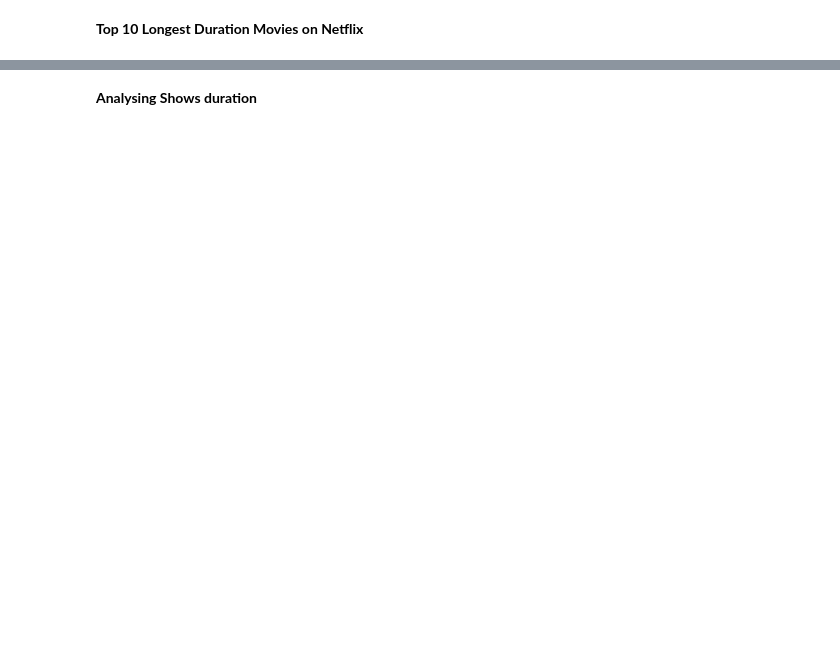
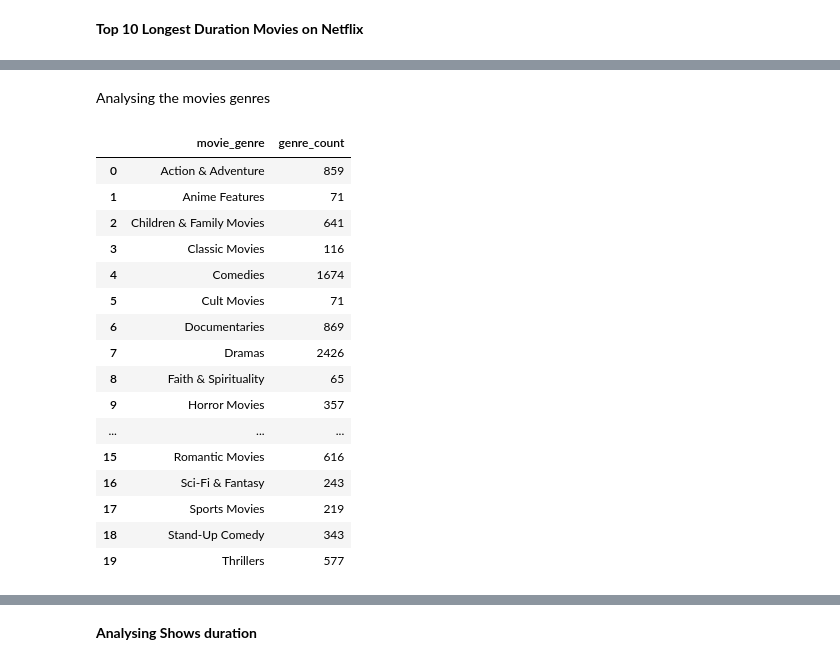
Before and after one commit to pragnakulkarni/Netflix-Movies-and-TV-Shows, a Jupyter notebook: Welcome_To_Colab.ipynb, the cells around one changed output, grey strips where cells are left out. Saved outputs shown, nothing was run; the diff lists cells and outputs as text; code cells hidden in the pictures; blank space fills up the shorter version.

```diff
--- a/Welcome_To_Colab.ipynb
+++ b/Welcome_To_Colab.ipynb
@@ -731,3 +731,30 @@ top_10_longest_movies
 | 1130 | s1131 | Movie | Seven Souls in the Skull Castle: ... | Hidenori Inoue | Sadao Abe, Mirai Moriyama, Taichi... | United States | 2021-04-01 | 2017 | TV-14 | 182 | ... |
 | 1131 | s1132 | Movie | Seven Souls in the Skull Castle: ... | Hidenori Inoue | Shun Oguri, Koji Yamamoto, Songha... | Japan | 2021-04-01 | 2017 | TV-14 | 181 | ... |
 | 1132 | s1133 | Movie | Seven Souls in the Skull Castle: ... | Hidenori Inoue | Kenichi Matsuyama, Osamu Mukai, R... | United States | 2021-04-01 | 2017 | TV-14 | 185 | ... |
+# %% [markdown]
+Analysing the movies genres
+# %%
+movie_genres = movies['listed_in'].str.split(',', expand = True).stack()
+movie_genres = movie_genres.to_frame()
+movie_genres.columns = ['movie_genre']
+movie_genres['movie_genre'] = movie_genres['movie_genre'].str.strip()
+movie_genres = movie_genres.groupby(['movie_genre']).size().reset_index(name = 'genre_count')
+movie_genres
+# %% [output]
+|  | movie_genre | genre_count |
+| 0 | Action & Adventure | 859 |
+| 1 | Anime Features | 71 |
+| 2 | Children & Family Movies | 641 |
+| 3 | Classic Movies | 116 |
+| 4 | Comedies | 1674 |
+| 5 | Cult Movies | 71 |
+| 6 | Documentaries | 869 |
+| 7 | Dramas | 2426 |
+| 8 | Faith & Spirituality | 65 |
+| 9 | Horror Movies | 357 |
+| ... | ... | ... |
+| 15 | Romantic Movies | 616 |
+| 16 | Sci-Fi & Fantasy | 243 |
+| 17 | Sports Movies | 219 |
+| 18 | Stand-Up Comedy | 343 |
+| 19 | Thrillers | 577 |
```
Also changed, not shown: parts of 12 cells of this notebook.
